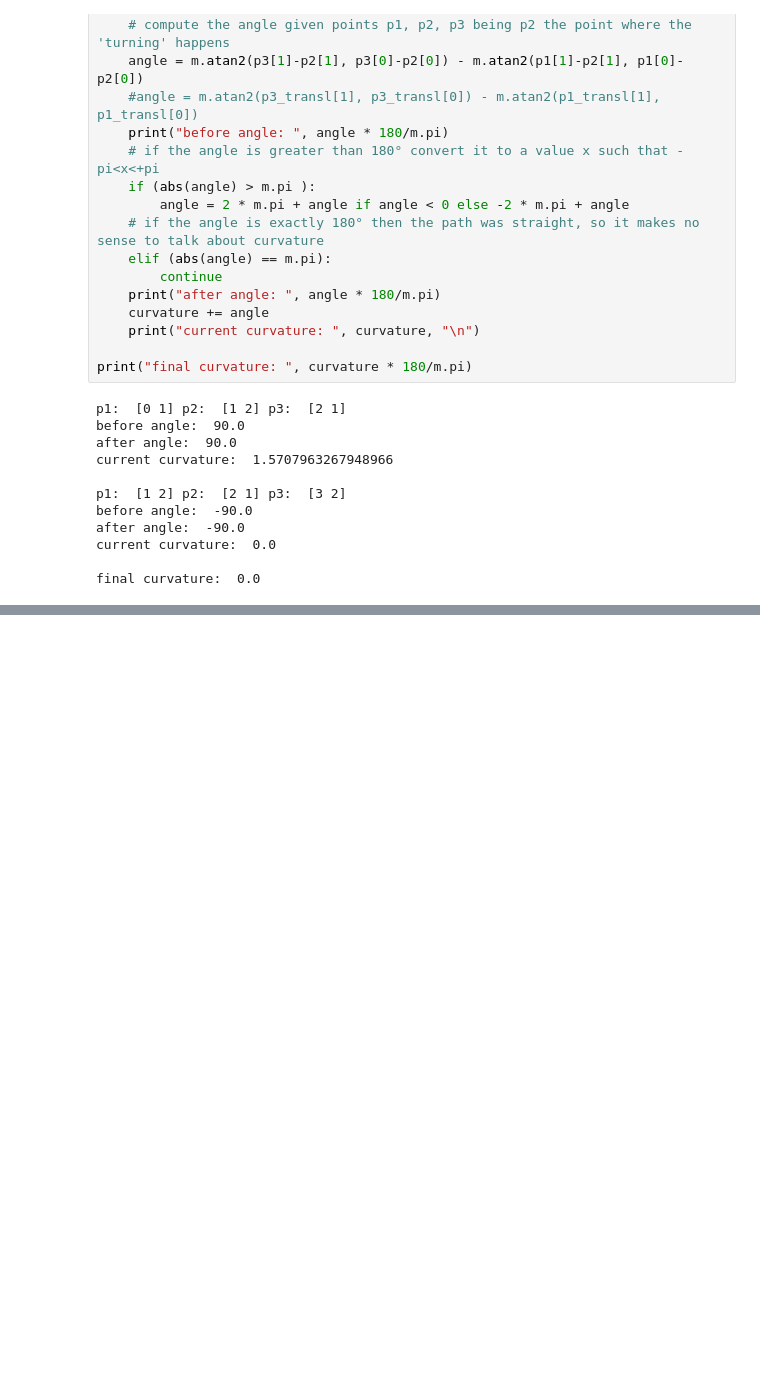
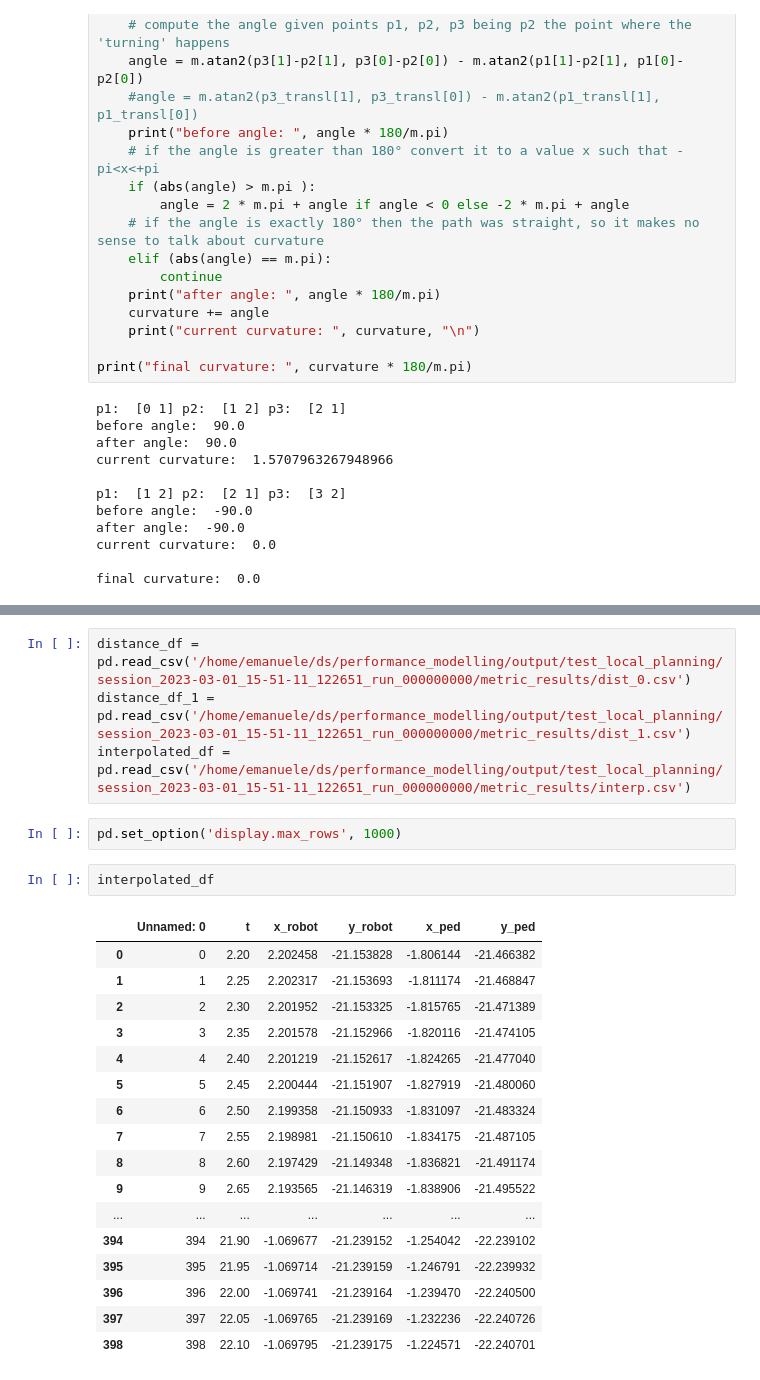
Before and after one commit to AIRLab-POLIMI/local_planning_performance_modelling, a Jupyter notebook: notebooks/smoothness.ipynb, the cells around one changed output, grey strips where cells are left out. Drawn from its saved outputs; the diff is of its cells as text; blank space fills up the shorter version.

```diff
--- a/notebooks/smoothness.ipynb
+++ b/notebooks/smoothness.ipynb
@@ -97,0 +111,26 @@ final curvature:  0.0
+# %%
+distance_df = pd.read_csv('/home/emanuele/ds/performance_modelling/output/test_local_planning/session_2023-03-01_15-51-11_122651_run_000000000/metric_results/dist_0.csv')
+distance_df_1 = pd.read_csv('/home/emanuele/ds/performance_modelling/output/test_local_planning/session_2023-03-01_15-51-11_122651_run_000000000/metric_results/dist_1.csv')
+interpolated_df = pd.read_csv('/home/emanuele/ds/performance_modelling/output/test_local_planning/session_2023-03-01_15-51-11_122651_run_000000000/metric_results/interp.csv')
+# %%
+pd.set_option('display.max_rows', 1000)
+# %%
+interpolated_df
+# %% [output]
+|  | Unnamed: 0 | t | x_robot | y_robot | x_ped | y_ped |
+| 0 | 0 | 2.20 | 2.202458 | -21.153828 | -1.806144 | -21.466382 |
+| 1 | 1 | 2.25 | 2.202317 | -21.153693 | -1.811174 | -21.468847 |
+| 2 | 2 | 2.30 | 2.201952 | -21.153325 | -1.815765 | -21.471389 |
+| 3 | 3 | 2.35 | 2.201578 | -21.152966 | -1.820116 | -21.474105 |
+| 4 | 4 | 2.40 | 2.201219 | -21.152617 | -1.824265 | -21.477040 |
+| 5 | 5 | 2.45 | 2.200444 | -21.151907 | -1.827919 | -21.480060 |
+| 6 | 6 | 2.50 | 2.199358 | -21.150933 | -1.831097 | -21.483324 |
+| 7 | 7 | 2.55 | 2.198981 | -21.150610 | -1.834175 | -21.487105 |
+| 8 | 8 | 2.60 | 2.197429 | -21.149348 | -1.836821 | -21.491174 |
+| 9 | 9 | 2.65 | 2.193565 | -21.146319 | -1.838906 | -21.495522 |
+| ... | ... | ... | ... | ... | ... | ... |
+| 394 | 394 | 21.90 | -1.069677 | -21.239152 | -1.254042 | -22.239102 |
+| 395 | 395 | 21.95 | -1.069714 | -21.239159 | -1.246791 | -22.239932 |
+| 396 | 396 | 22.00 | -1.069741 | -21.239164 | -1.239470 | -22.240500 |
+| 397 | 397 | 22.05 | -1.069765 | -21.239169 | -1.232236 | -22.240726 |
+| 398 | 398 | 22.10 | -1.069795 | -21.239175 | -1.224571 | -22.240701 |
```
Also changed, not shown: parts of 5 cells of this notebook, 3 other files.
